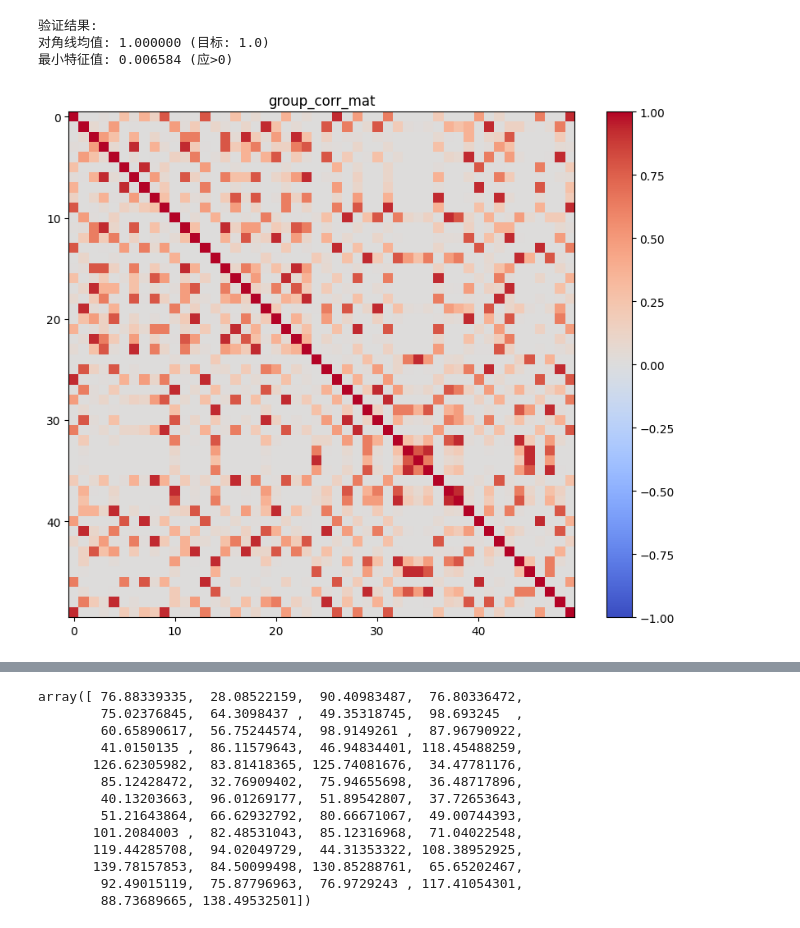
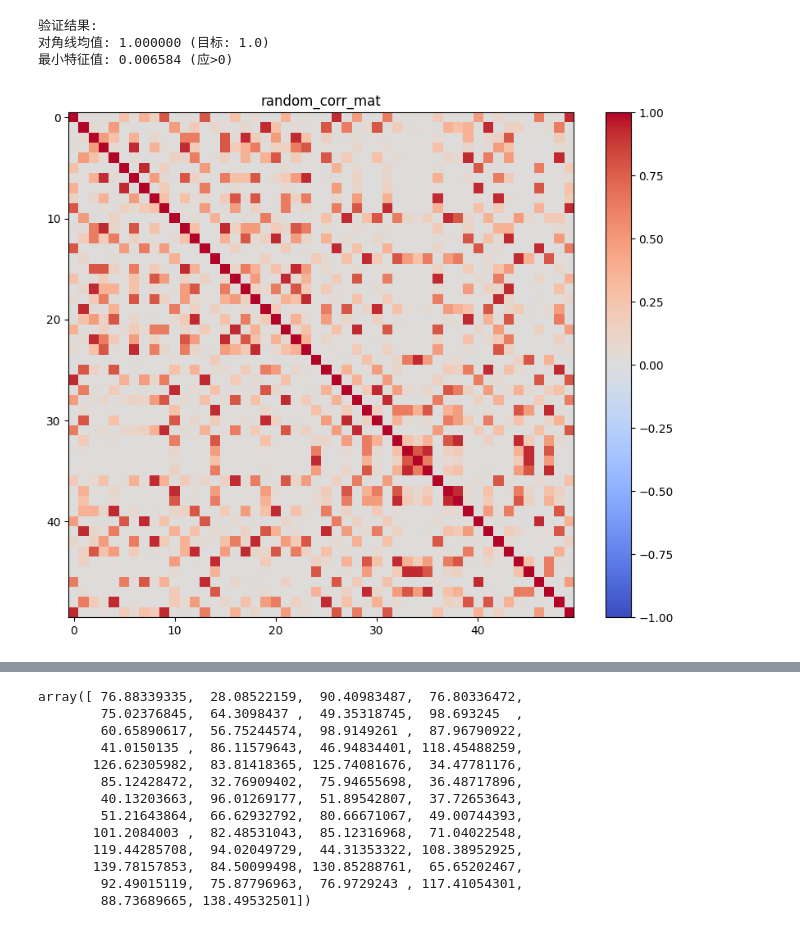
Before and after one commit to Silver439/Pilot, a Jupyter notebook: random_generate.ipynb, the cells around one changed output, grey strips where cells are left out. Saved outputs shown, nothing was run; the diff lists cells and outputs as text; code cells hidden in the pictures.

```diff
--- a/random_generate.ipynb
+++ b/random_generate.ipynb
@@ -166,20 +166,20 @@ fig.show()
 # %%
 # 验证矩阵性质
 print("验证结果:")
 print(f"对角线均值: {np.mean(np.diag(corr_matrix)):.6f} (目标: 1.0)")
 print(f"最小特征值: {np.min(np.linalg.eigvals(corr_matrix)):.6f} (应>0)")
 
 # 可视化矩阵
 plt.figure(figsize=(10,8))
 plt.imshow(corr_matrix, cmap='coolwarm', vmin=-1, vmax=1)
 plt.colorbar()
-plt.title("group_corr_mat")
+plt.title("random_corr_mat")
 plt.show()
 # %% [output]
 验证结果:
 对角线均值: 1.000000 (目标: 1.0)
 最小特征值: 0.006584 (应>0)
-[figure, old version]
+[figure, new version]
 # %%
 # 随机分配噪声
 seed = 2
```
Also changed, not shown: parts of 2 cells of this notebook, 19 other files.
